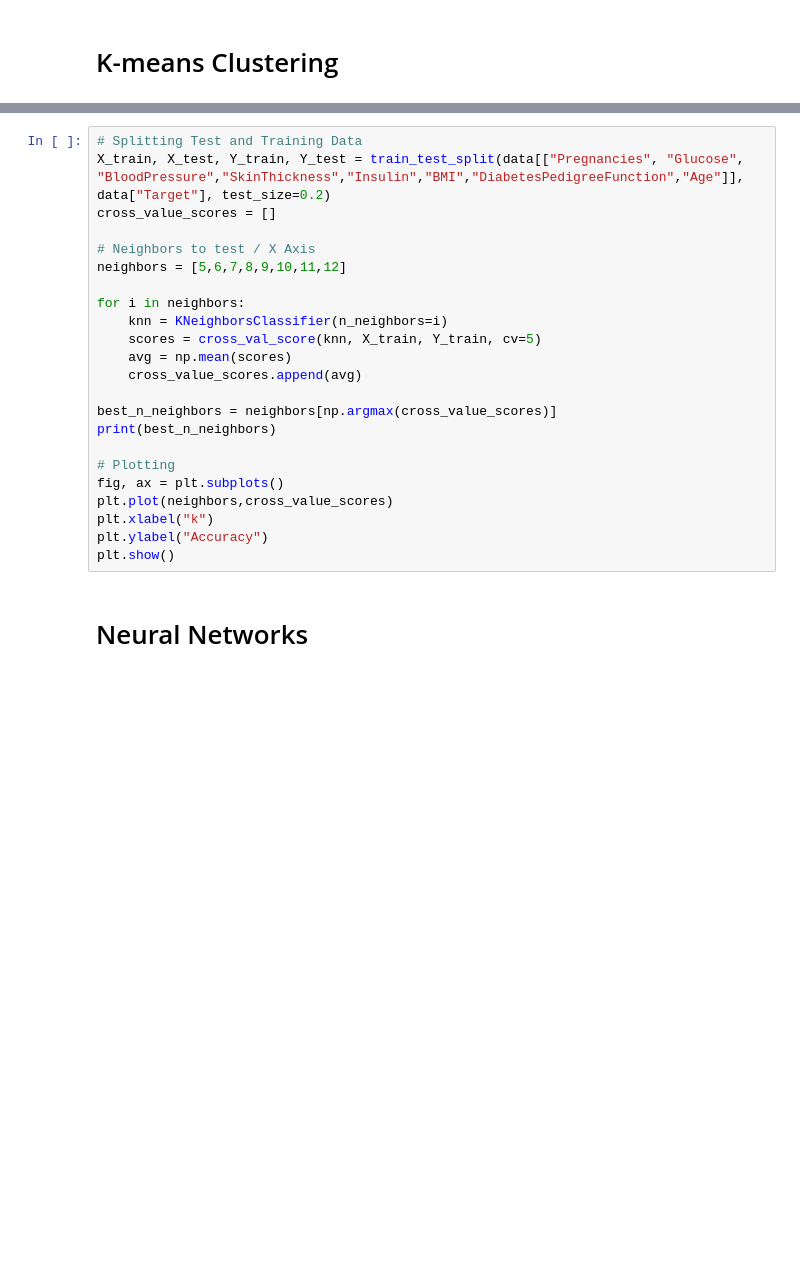
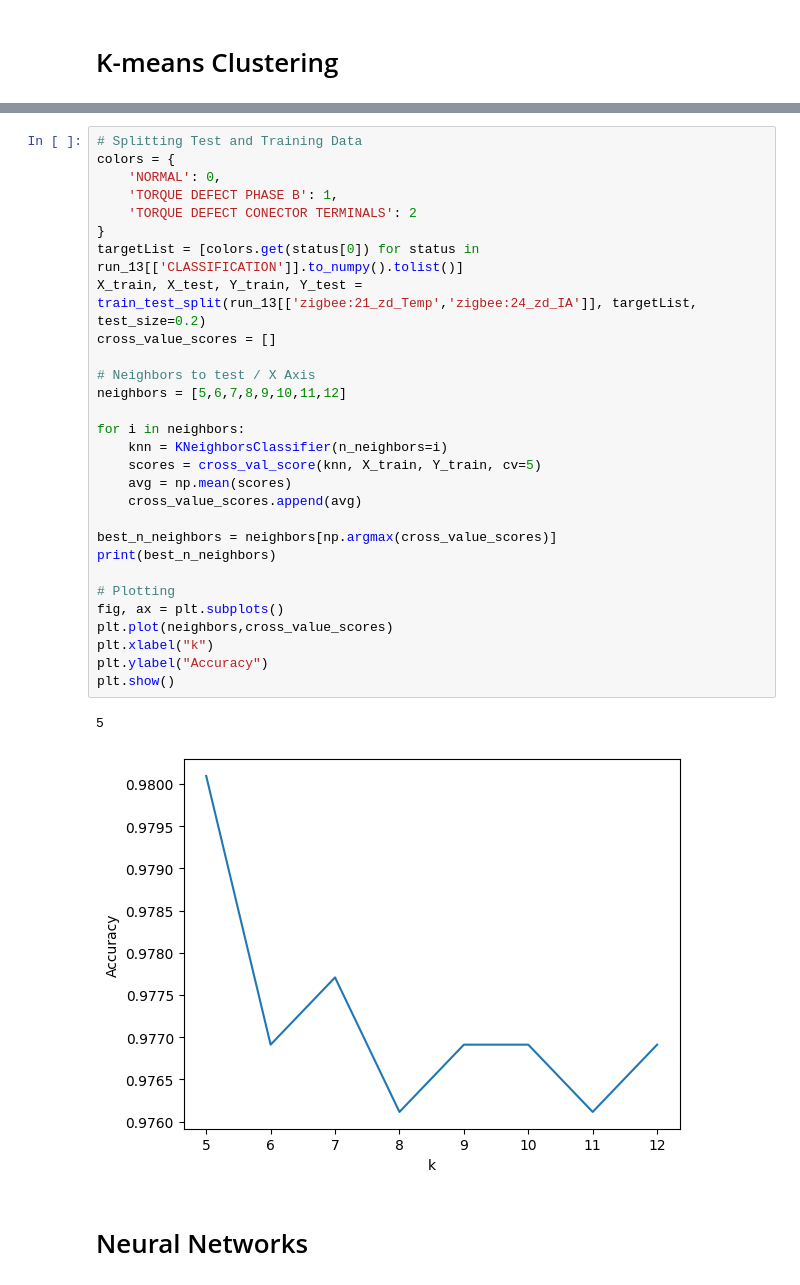
Before and after one commit to Dradeon/Capstone-Design-Project-SP2024, a Jupyter notebook: NeuralNetwork.ipynb, the cells around one changed output, grey strips where cells are left out. Saved outputs shown, nothing was run; the diff lists cells and outputs as text; blank space fills up the shorter version.

```diff
--- a/NeuralNetwork.ipynb
+++ b/NeuralNetwork.ipynb
@@ -29,26 +44,35 @@ plt.show()
 # %%
 # Splitting Test and Training Data
-X_train, X_test, Y_train, Y_test = train_test_split(data[["Pregnancies", "Glucose", "BloodPressure","SkinThickness","Insulin","BMI","DiabetesPedigreeFunction","Age"]], data["Target"], test_size=0.2)
+colors = {
+    'NORMAL': 0,
+    'TORQUE DEFECT PHASE B': 1,
+    'TORQUE DEFECT CONECTOR TERMINALS': 2
+}
+targetList = [colors.get(status[0]) for status in run_13[['CLASSIFICATION']].to_numpy().tolist()]
+X_train, X_test, Y_train, Y_test = train_test_split(run_13[['zigbee:21_zd_Temp','zigbee:24_zd_IA']], targetList, test_size=0.2)
 cross_value_scores = []
 
 # Neighbors to test / X Axis
 neighbors = [5,6,7,8,9,10,11,12]
 
 for i in neighbors:
     knn = KNeighborsClassifier(n_neighbors=i)
     scores = cross_val_score(knn, X_train, Y_train, cv=5)
     avg = np.mean(scores)
     cross_value_scores.append(avg)
 
 best_n_neighbors = neighbors[np.argmax(cross_value_scores)]
 print(best_n_neighbors)
 
 # Plotting
 fig, ax = plt.subplots()
 plt.plot(neighbors,cross_value_scores)
 plt.xlabel("k")
 plt.ylabel("Accuracy")
 plt.show()
+# %% [output]
+5
+[figure, added]
 # %% [markdown]
 # Neural Networks
 # %%
```
Also changed, not shown: parts of 2 cells of this notebook.
